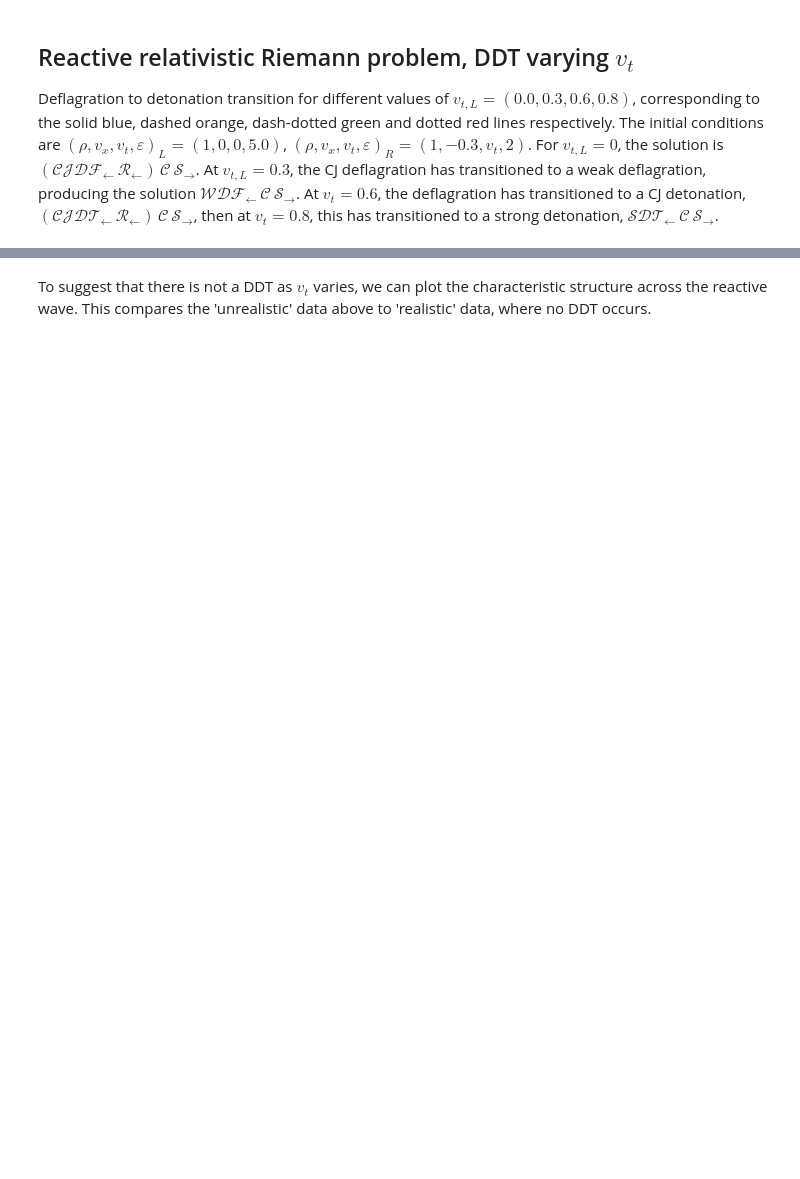
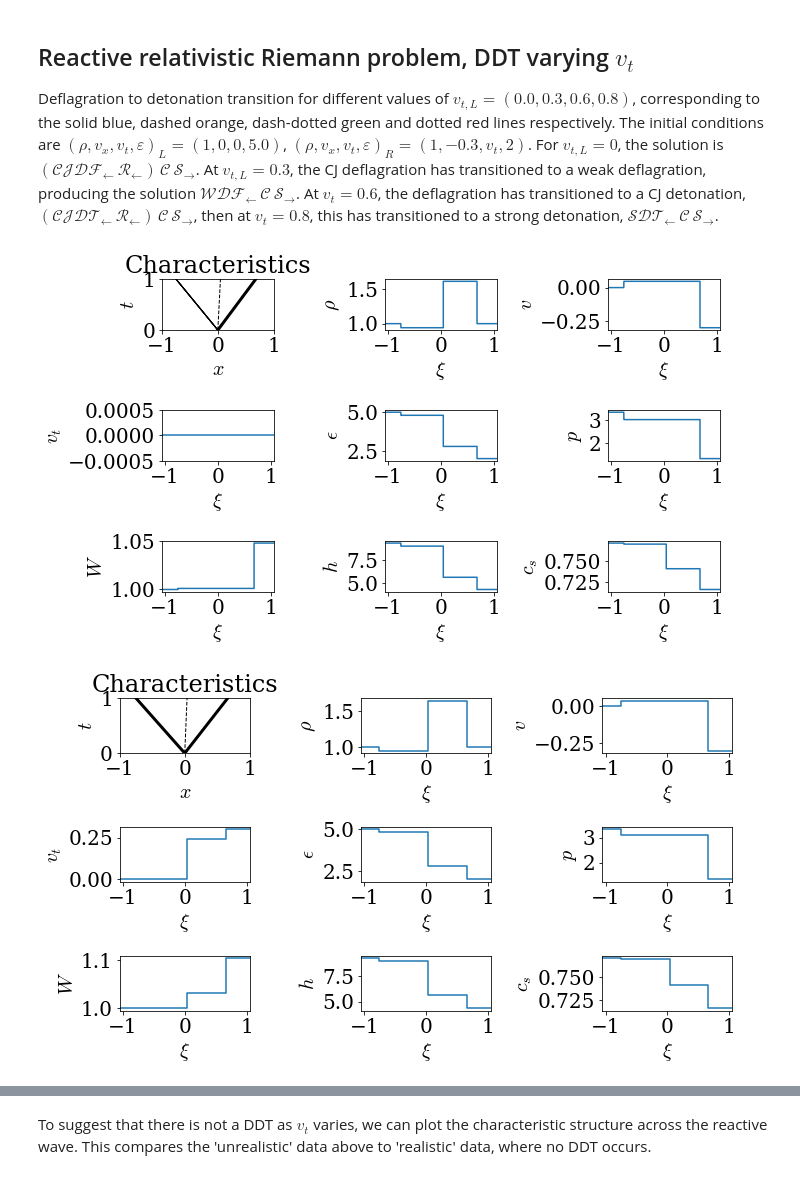
Before and after one commit to harpolea/r3d2, a Jupyter notebook: examples/paper_tangential_velocities.ipynb, the cells around one changed output, grey strips where cells are left out. Saved outputs shown, nothing was run; the diff lists cells and outputs as text; code cells hidden in the pictures; blank space fills up the shorter version.

```diff
--- a/examples/paper_tangential_velocities.ipynb
+++ b/examples/paper_tangential_velocities.ipynb
@@ -341,30 +353,39 @@ xis = []
 for n, vt in enumerate(vtls):
     eos_reactive = eos_defns.eos_gamma_law_react(gamma, q, 1.0, 1.0, eos)
 
     U_reactive = State(1.0, 0.0, 0, 5.0, eos_reactive)
     U_burnt = State(1, -0.3, vt, 2, eos)
 
     rp = RiemannProblem(U_reactive, U_burnt)
+    display(rp)
 
     data = rp.state_l.state()
     xi = [-1.05]
 
     for wave in rp.waves:
         xi_wave, data_wave = wave.plotting_data()
         xi = numpy.hstack((xi, xi_wave))
         data = numpy.vstack((data, data_wave))
     xi = numpy.hstack((xi, [1.05]))
     data = numpy.vstack((data, rp.state_r.state()))
 
     rhos.append([])
     rhos[-1] = data[:,0]
     ps.append([])
     ps[-1] = data[:,4]
     vs.append([])
     vs[-1] = data[:,1]
     vts.append([])
     vts[-1] = data[:,2]
     cs.append([])
     cs[-1] = data[:,-1]
+    # Convert speed of sound to be in the frame of wave 0.
+    # For strong detonations this is unique; for other waves take
+    # the maximum
+    frame_speed = max(numpy.abs(rp.waves[0].wavespeed))
+    cs[-1] = (cs[-1] - frame_speed) / (1 - cs[-1] * frame_speed)
     xis.append([])
     xis[-1] = xi
+# %% [output]
+[figure, added]
+[figure, added]
```
Also changed, not shown: parts of 5 cells of this notebook.
